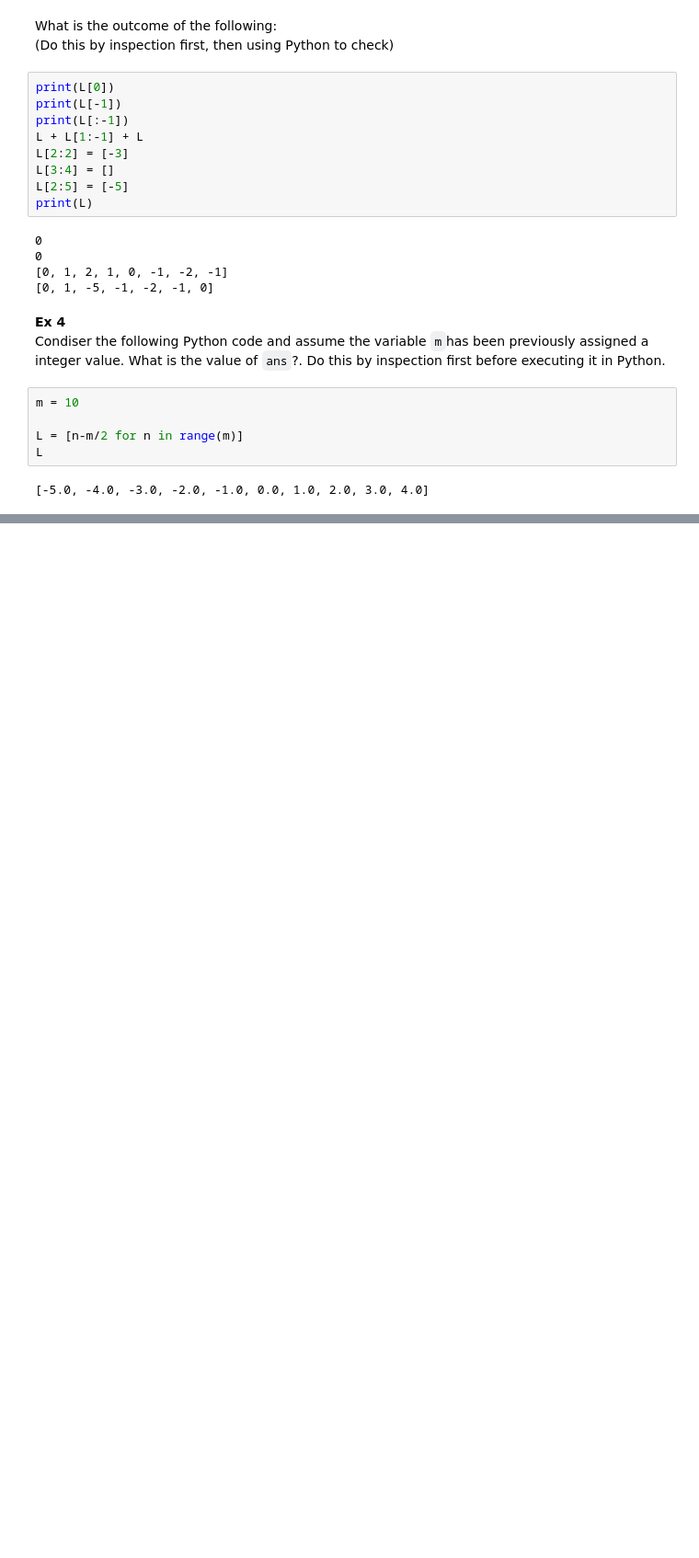
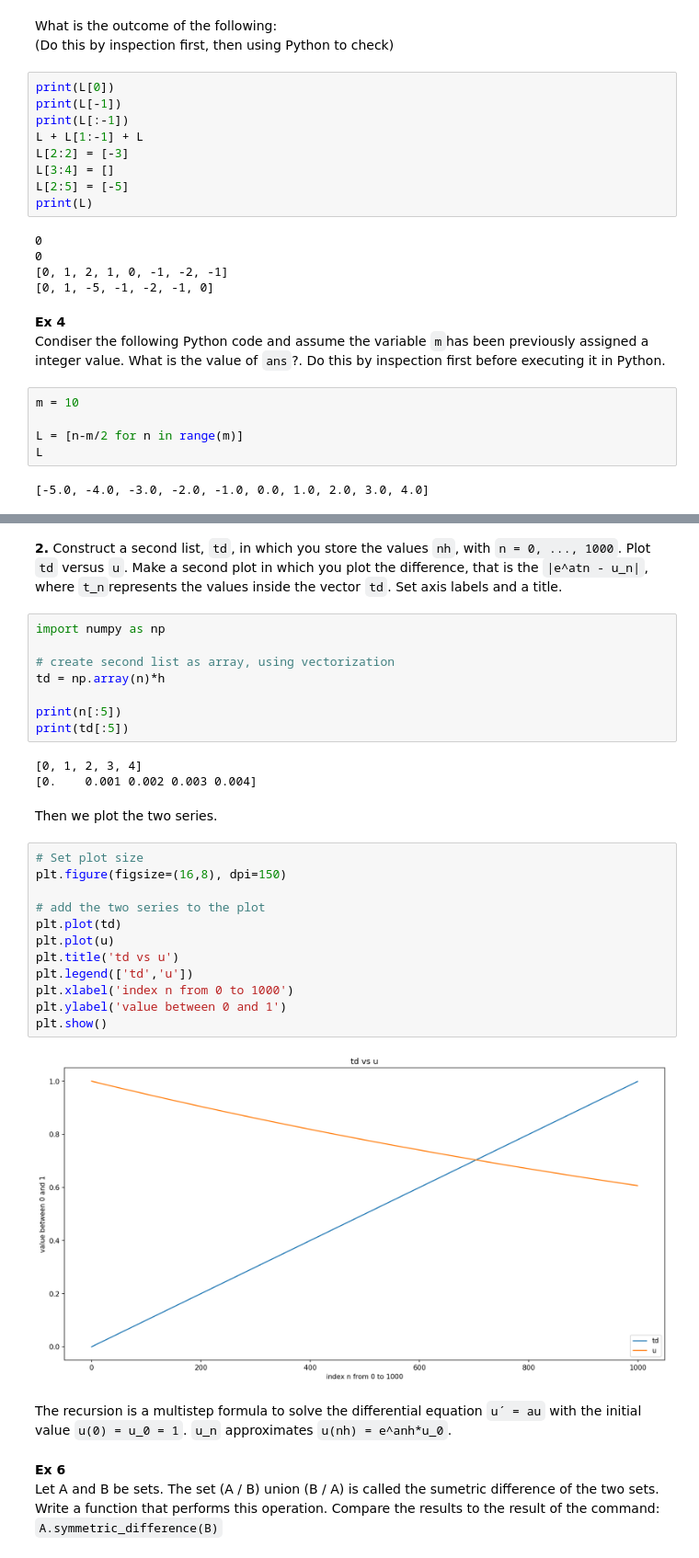
Before and after one commit to flyin01/scientific_computing, a Jupyter notebook: src/list_exercises.ipynb, the cells around one changed output, grey strips where cells are left out. Shown at 92% size. Drawn from its saved outputs; the diff is of its cells as text; blank space fills up the shorter version.

```diff
--- a/src/list_exercises.ipynb
+++ b/src/list_exercises.ipynb
@@ -86,0 +206,35 @@ L
+# %% [markdown]
+**2.** Construct a second list, `td`, in which you store the values `nh`, with `n = 0, ..., 1000`. Plot `td` versus `u`. Make a second plot in which you plot the difference, that is the `|e^atn - u_n|`, where `t_n`represents the values inside the vector `td`. Set axis labels and a title.
+# %%
+import numpy as np
+
+# create second list as array, using vectorization
+td = np.array(n)*h
+
+print(n[:5])
+print(td[:5])
+# %% [output]
+[0, 1, 2, 3, 4]
+[0.    0.001 0.002 0.003 0.004]
+# %% [markdown]
+Then we plot the two series.
+# %%
+# Set plot size
+plt.figure(figsize=(16,8), dpi=150)
+
+# add the two series to the plot
+plt.plot(td)
+plt.plot(u)
+plt.title('td vs u')
+plt.legend(['td','u'])
+plt.xlabel('index n from 0 to 1000')
+plt.ylabel('value between 0 and 1')
+plt.show()
+# %% [output]
+[figure, added]
+# %% [markdown]
+The recursion is a multistep formula to solve the differential equation `u´ = au` with the initial value `u(0) = u_0 = 1`. `u_n` approximates `u(nh) = e^anh*u_0`.
+# %% [markdown]
+**Ex 6**
+Let A and B be sets. The set (A / B) union (B / A) is called the sumetric difference of the two sets. Write a function that performs this operation. Compare the results to the result of the command:
+`A.symmetric_difference(B)`
```
Also changed, not shown: parts of 17 cells of this notebook.
